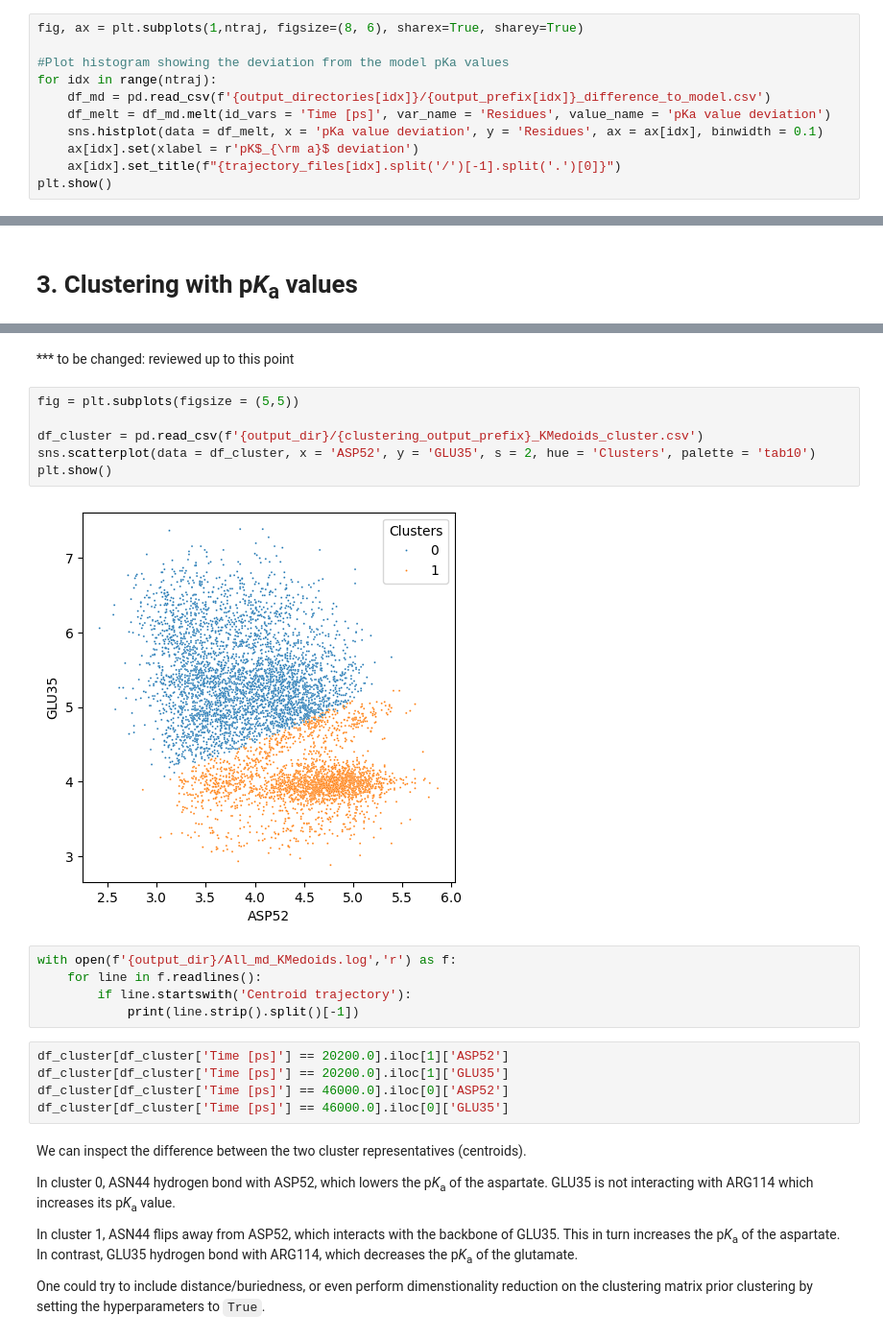
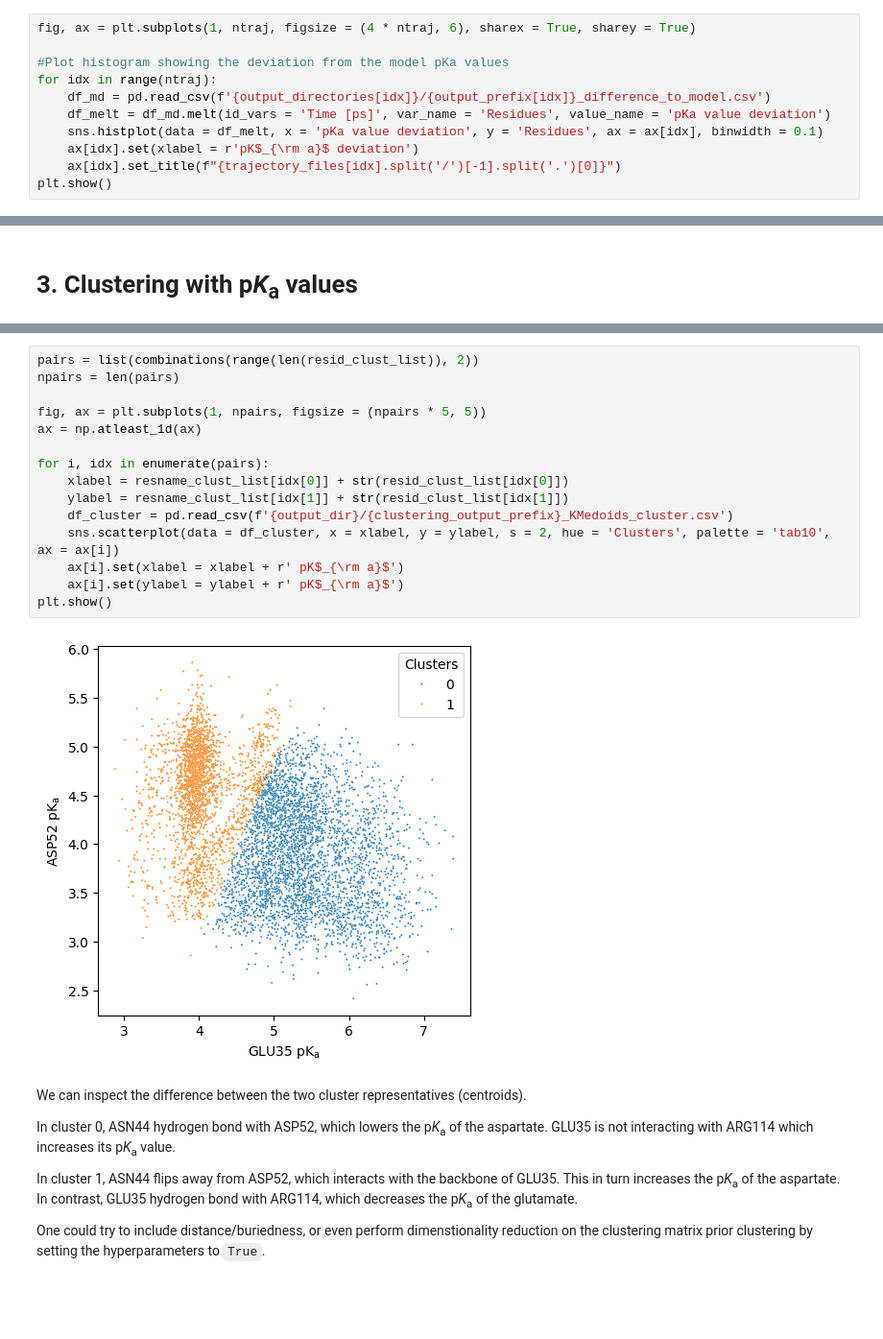
Before and after one commit to fornililab/TrIPP, a Jupyter notebook: tutorial/tripp_tutorial.ipynb, the cells around one changed output, grey strips where cells are left out. Shown: that part at 96% size. Saved outputs shown, nothing was run; the diff lists cells and outputs as text; blank space fills up the shorter version.

```diff
--- a/tutorial/tripp_tutorial.ipynb
+++ b/tutorial/tripp_tutorial.ipynb
@@ -169,7 +173,7 @@ for idx in range(ntraj):
 # %% [markdown]
 The distributions can be visualised as above by running the following cell:
 # %%
-fig, ax = plt.subplots(1,ntraj, figsize=(8, 6), sharex=True, sharey=True)
+fig, ax = plt.subplots(1, ntraj, figsize = (4 * ntraj, 6), sharex = True, sharey = True)
 
 #Plot histogram showing the deviation from the model pKa values
 for idx in range(ntraj):
@@ -333,23 +337,20 @@ Best number of clusters identified at 2 with an average silhouette score of 0.46
-# %% [markdown]
-*** to be changed: reviewed up to this point
-# %%
-fig = plt.subplots(figsize = (5,5))
-
-df_cluster = pd.read_csv(f'{output_dir}/{clustering_output_prefix}_KMedoids_cluster.csv')
-sns.scatterplot(data = df_cluster, x = 'ASP52', y = 'GLU35', s = 2, hue = 'Clusters', palette = 'tab10')
-plt.show()
-# %% [output]
-[figure, removed]
-# %%
-with open(f'{output_dir}/All_md_KMedoids.log','r') as f:
-    for line in f.readlines():
-        if line.startswith('Centroid trajectory'):
-            print(line.strip().split()[-1])
-# %%
-df_cluster[df_cluster['Time [ps]'] == 20200.0].iloc[1]['ASP52']
-df_cluster[df_cluster['Time [ps]'] == 20200.0].iloc[1]['GLU35']
-df_cluster[df_cluster['Time [ps]'] == 46000.0].iloc[0]['ASP52']
-df_cluster[df_cluster['Time [ps]'] == 46000.0].iloc[0]['GLU35']
+# %%
+pairs = list(combinations(range(len(resid_clust_list)), 2))
+npairs = len(pairs)
+
+fig, ax = plt.subplots(1, npairs, figsize = (npairs * 5, 5))
+ax = np.atleast_1d(ax)
+
+for i, idx in enumerate(pairs):
+    xlabel = resname_clust_list[idx[0]] + str(resid_clust_list[idx[0]])
+    ylabel = resname_clust_list[idx[1]] + str(resid_clust_list[idx[1]])
+    df_cluster = pd.read_csv(f'{output_dir}/{clustering_output_prefix}_KMedoids_cluster.csv')
+    sns.scatterplot(data = df_cluster, x = xlabel, y = ylabel, s = 2, hue = 'Clusters', palette = 'tab10', ax = ax[i])
+    ax[i].set(xlabel = xlabel + r' pK$_{\rm a}$')
+    ax[i].set(ylabel = ylabel + r' pK$_{\rm a}$')
+plt.show()
+# %% [output]
+[figure, added]
 # %% [markdown]
 We can inspect the difference between the two cluster representatives (centroids).
 
```
Also changed, not shown: parts of 12 cells of this notebook, 3 other files.
